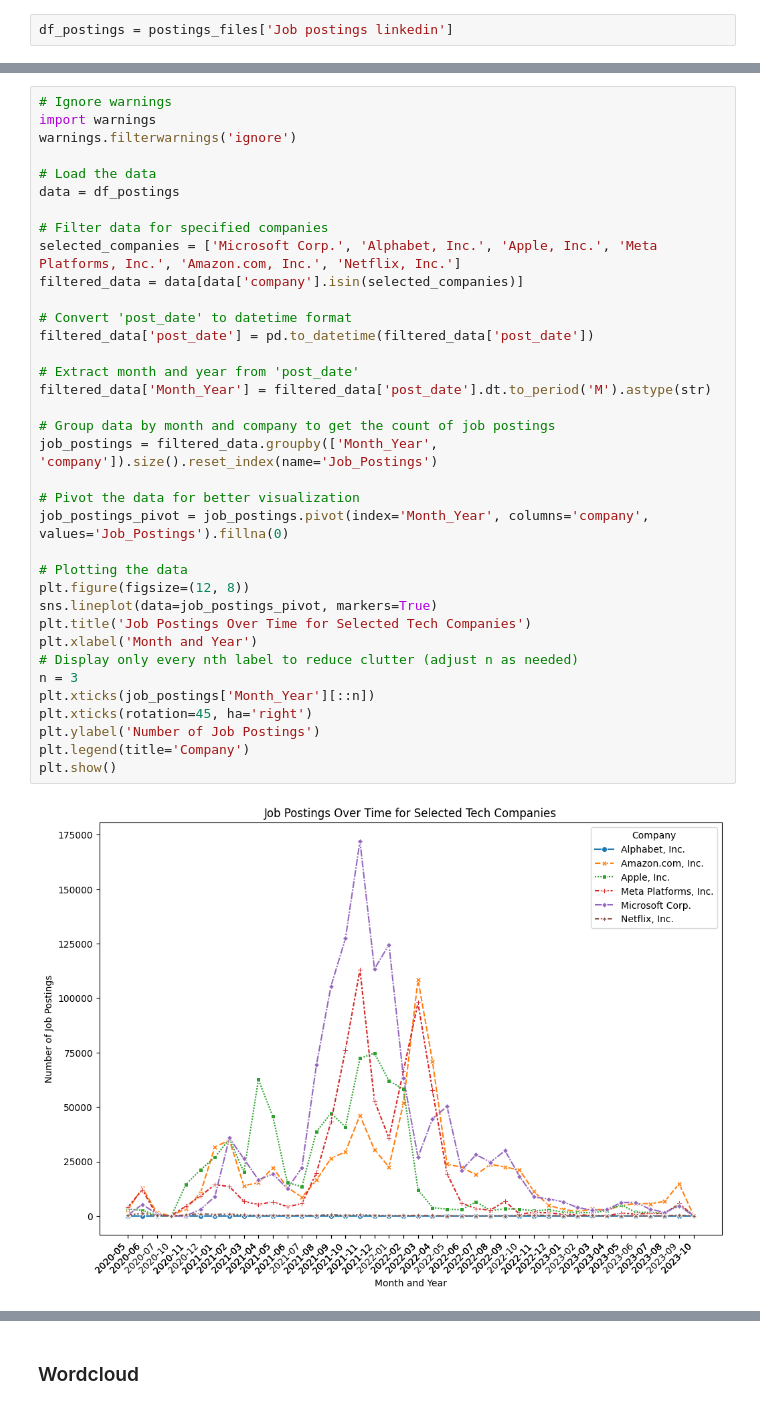
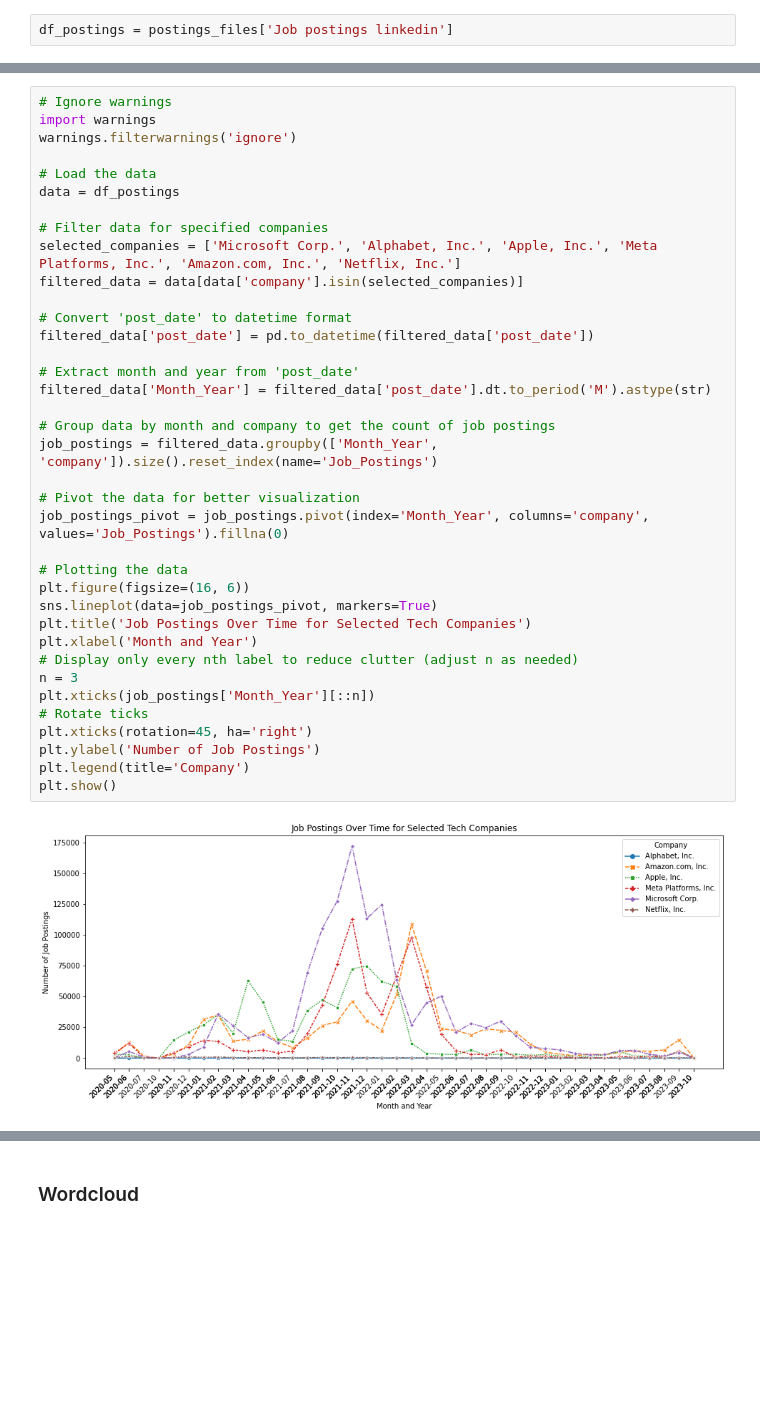
Before and after one commit to kevinmiguel97/Revelio-Labs, a Jupyter notebook: Revelio Notebook.ipynb, the cells around one changed output, grey strips where cells are left out. Drawn from its saved outputs; the diff is of its cells as text; blank space fills up the shorter version.

```diff
--- a/Revelio Notebook.ipynb
+++ b/Revelio Notebook.ipynb
@@ -239,35 +243,36 @@ warnings.filterwarnings('ignore')
 data = df_postings
 
 # Filter data for specified companies
 selected_companies = ['Microsoft Corp.', 'Alphabet, Inc.', 'Apple, Inc.', 'Meta Platforms, Inc.', 'Amazon.com, Inc.', 'Netflix, Inc.']
 filtered_data = data[data['company'].isin(selected_companies)]
 
 # Convert 'post_date' to datetime format
 filtered_data['post_date'] = pd.to_datetime(filtered_data['post_date'])
 
 # Extract month and year from 'post_date'
 filtered_data['Month_Year'] = filtered_data['post_date'].dt.to_period('M').astype(str)
 
 # Group data by month and company to get the count of job postings
 job_postings = filtered_data.groupby(['Month_Year', 'company']).size().reset_index(name='Job_Postings')
 
 # Pivot the data for better visualization
 job_postings_pivot = job_postings.pivot(index='Month_Year', columns='company', values='Job_Postings').fillna(0)
 
 # Plotting the data
-plt.figure(figsize=(12, 8))
+plt.figure(figsize=(16, 6))
 sns.lineplot(data=job_postings_pivot, markers=True)
 plt.title('Job Postings Over Time for Selected Tech Companies')
 plt.xlabel('Month and Year')
 # Display only every nth label to reduce clutter (adjust n as needed)
 n = 3
 plt.xticks(job_postings['Month_Year'][::n])
+# Rotate ticks
 plt.xticks(rotation=45, ha='right')
 plt.ylabel('Number of Job Postings')
 plt.legend(title='Company')
 plt.show()
 # %% [output]
-[figure, old version]
+[figure, new version]
 # %%
 # Load the data
 data = df_postings
```
Also changed, not shown: parts of 13 cells of this notebook, 3 other files.
